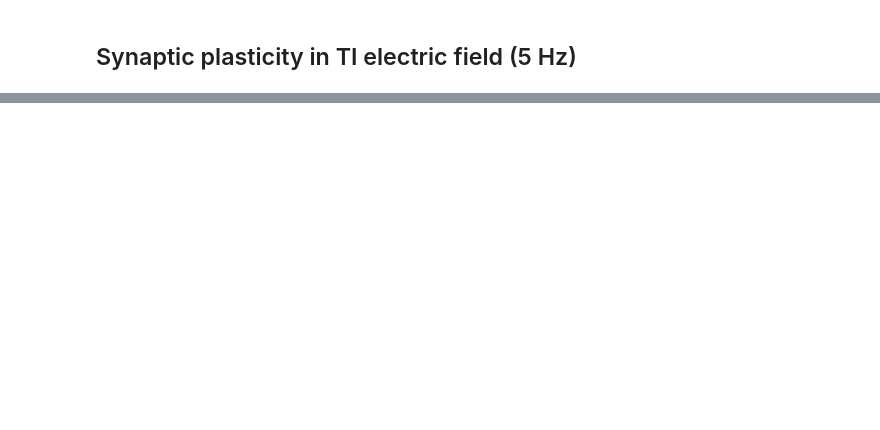
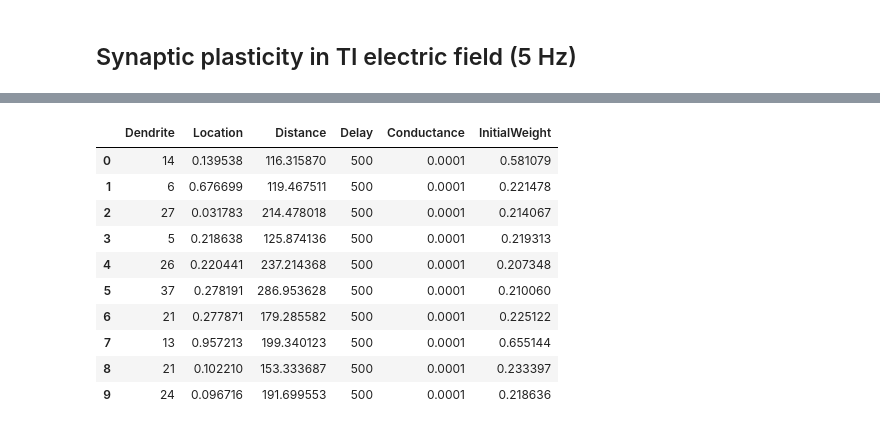
Before and after one commit to kerseviciute/temporal-interference, a Jupyter notebook: 04_ltp_model.ipynb, the cells around one changed output, grey strips where cells are left out. Saved outputs shown, nothing was run; the diff lists cells and outputs as text; code cells hidden in the pictures; blank space fills up the shorter version.

```diff
--- a/04_ltp_model.ipynb
+++ b/04_ltp_model.ipynb
@@ -98,0 +116,17 @@ NeuronPlots.plot_spike_frequency(neuron)
+# %%
+final_ef = neuron.get_final_synapse_info()
+final_ef.to_csv("final_ef.csv")
+
+final_ef
+# %% [output]
+|  | Dendrite | Location | Distance | Delay | Conductance | InitialWeight |
+| 0 | 14 | 0.139538 | 116.315870 | 500 | 0.0001 | 0.581079 |
+| 1 | 6 | 0.676699 | 119.467511 | 500 | 0.0001 | 0.221478 |
+| 2 | 27 | 0.031783 | 214.478018 | 500 | 0.0001 | 0.214067 |
+| 3 | 5 | 0.218638 | 125.874136 | 500 | 0.0001 | 0.219313 |
+| 4 | 26 | 0.220441 | 237.214368 | 500 | 0.0001 | 0.207348 |
+| 5 | 37 | 0.278191 | 286.953628 | 500 | 0.0001 | 0.210060 |
+| 6 | 21 | 0.277871 | 179.285582 | 500 | 0.0001 | 0.225122 |
+| 7 | 13 | 0.957213 | 199.340123 | 500 | 0.0001 | 0.655144 |
+| 8 | 21 | 0.102210 | 153.333687 | 500 | 0.0001 | 0.233397 |
+| 9 | 24 | 0.096716 | 191.699553 | 500 | 0.0001 | 0.218636 |
```
Also changed, not shown: parts of 10 cells of this notebook, 3 other files.
